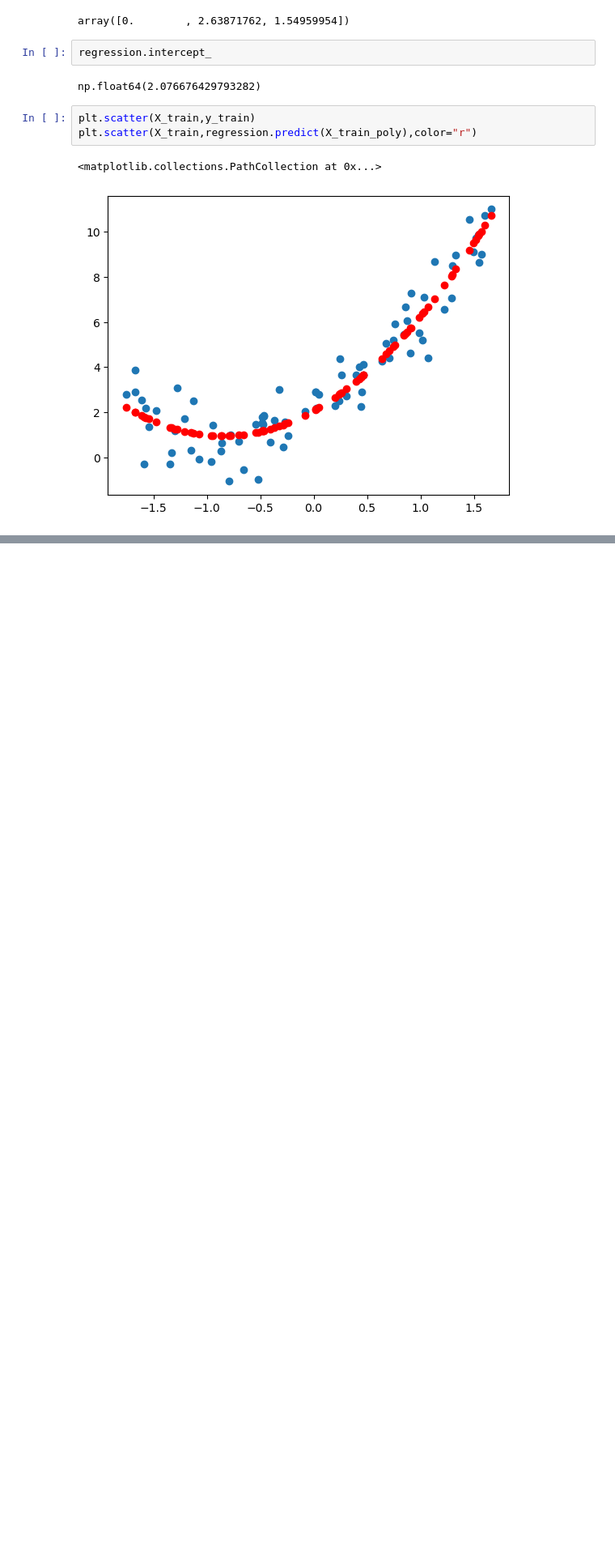
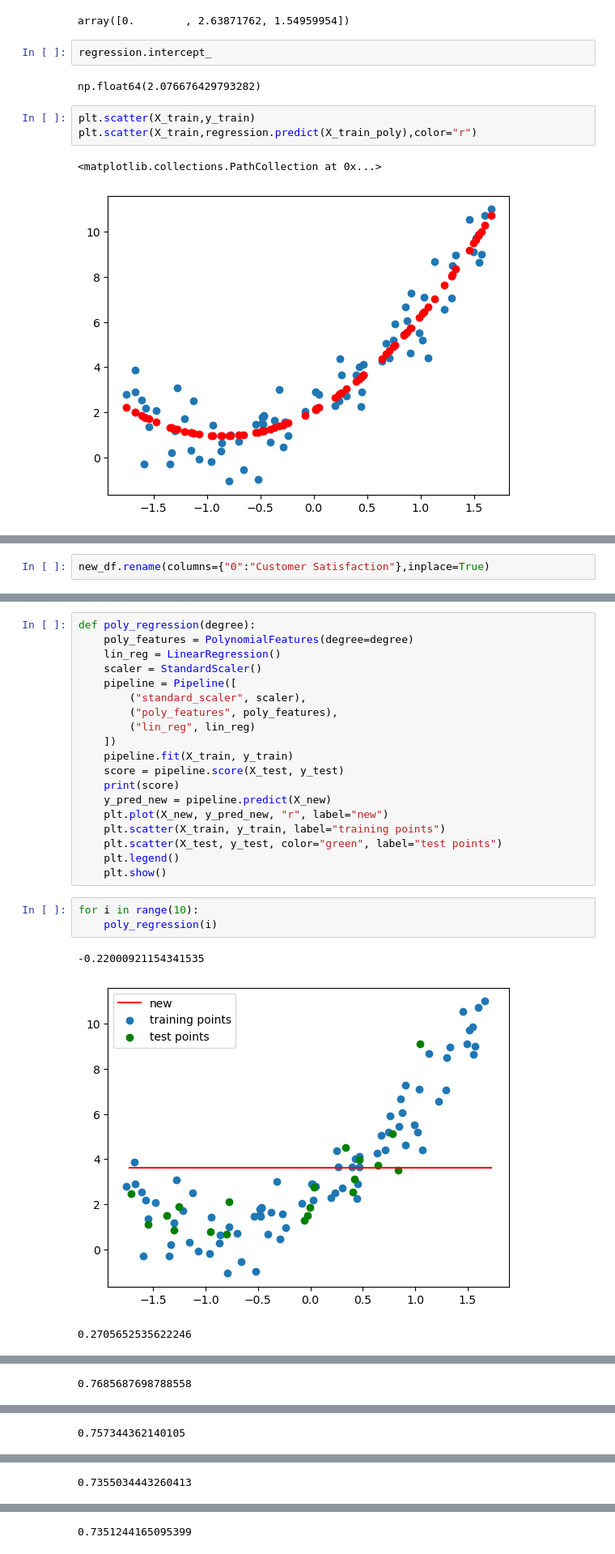
Before and after one commit to EdipMangtay/DataScience, a Jupyter notebook: MachineLearning/PolinomRegresyon.ipynb, the cells around one changed output, grey strips where cells are left out. Shown at 81% size. Drawn from its saved outputs; the diff is of its cells as text; blank space fills up the shorter version.

```diff
--- a/MachineLearning/PolinomRegresyon.ipynb
+++ b/MachineLearning/PolinomRegresyon.ipynb
@@ -196,0 +213,2 @@ plt.scatter(X_train,regression.predict(X_train_poly),color="r")
+# %%
+new_df.rename(columns={"0":"Customer Satisfaction"},inplace=True)
@@ -196,0 +263,26 @@ plt.scatter(X_train,regression.predict(X_train_poly),color="r")
+# %%
+def poly_regression(degree):
+    poly_features = PolynomialFeatures(degree=degree)
+    lin_reg = LinearRegression()
+    scaler = StandardScaler()
+    pipeline = Pipeline([
+        ("standard_scaler", scaler),
+        ("poly_features", poly_features),
+        ("lin_reg", lin_reg)
+    ])
+    pipeline.fit(X_train, y_train)
+    score = pipeline.score(X_test, y_test)
+    print(score)
+    y_pred_new = pipeline.predict(X_new)
+    plt.plot(X_new, y_pred_new, "r", label="new")
+    plt.scatter(X_train, y_train, label="training points")
+    plt.scatter(X_test, y_test, color="green", label="test points")
+    plt.legend()
+    plt.show()
+# %%
+for i in range(10):
+    poly_regression(i)
+# %% [output]
+-0.22000921154341535
+[figure, added]
+0.2705652535622246
@@ -196,0 +290 @@ plt.scatter(X_train,regression.predict(X_train_poly),color="r")
+0.7685687698788558
@@ -196,0 +292 @@ plt.scatter(X_train,regression.predict(X_train_poly),color="r")
+0.757344362140105
@@ -196,0 +294 @@ plt.scatter(X_train,regression.predict(X_train_poly),color="r")
+0.7355034443260413
@@ -196,0 +296 @@ plt.scatter(X_train,regression.predict(X_train_poly),color="r")
+0.7351244165095399
```
Also changed, not shown: parts of 16 cells of this notebook.
